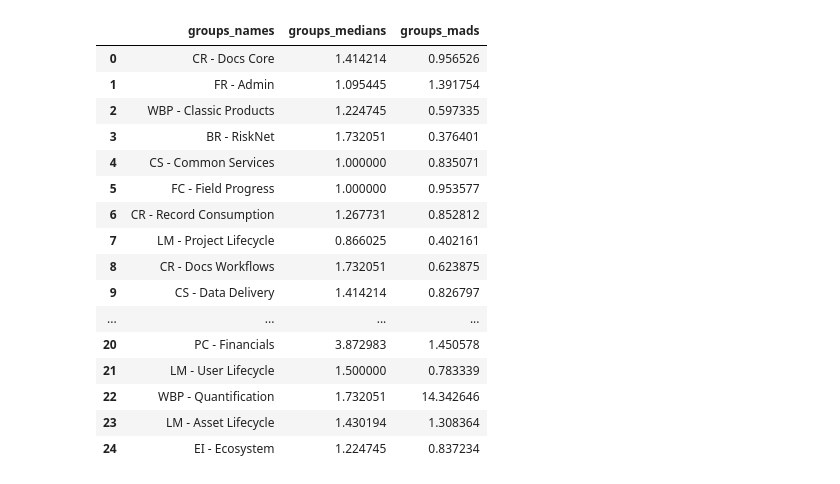
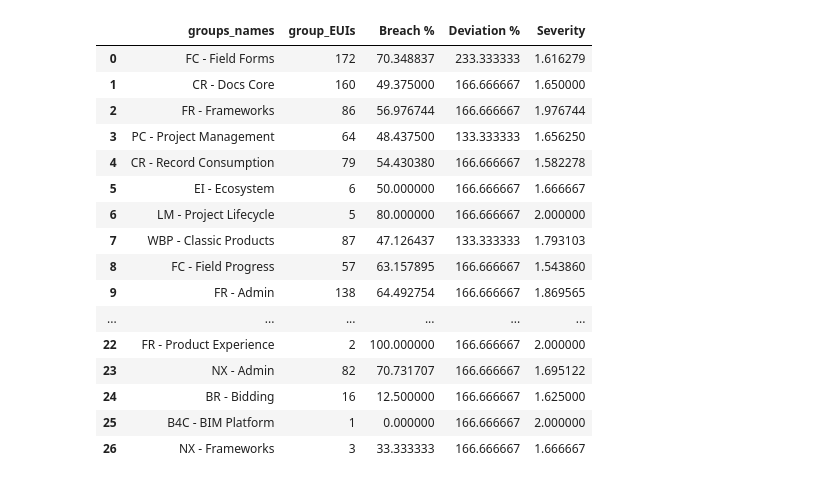
Before and after one commit to Shoham91/Health-Score, a Jupyter notebook: Health Score Project.ipynb, the cells around one changed output. Drawn from its saved outputs; the diff is of its cells as text; code cells hidden in the pictures.

```diff
--- a/Health Score Project.ipynb
+++ b/Health Score Project.ipynb
@@ -24,6 +24,6 @@ EUI_only =  data['EUI_OR_SIB']=='EUI'
 data_EUI = data[EUI_only]
 
 #Extracting relevant variables
-data_analy = data_EUI[["SEVERITY", "GROUP_NAMES","COE_NAMES","RESOLUTION_TIME","HOUR_TO_COMPLETION","ON_TIME"]]
+data_analy = data_EUI[["ISSUE_KEY","RESOLVED_TIMESTAMP","SEVERITY", "GROUP_NAMES_SEPARATED","COE_NAMES_SEPARATED_COPY","RESOLUTION_TIME","HOUR_TO_COMPLETION"]]
 data_analy.describe(include='all')
 # %% [output]
@@ -42,11 +42,8 @@ data_analy.describe(include='all')
 # %%
 #Transforming severity levels into numbers for further calculation
-severity_nums = {"SEVERITY":     {"P1": 1, "P2": 2, "P3" :3 }}
+severity_nums = {"SEVERITY":     {"P1": 3, "P2": 2, "P3" :1 }}
 data_analy = data_analy.replace(severity_nums)
 
-##Calculating Health Score - Dividing the time required for completion by the actual time took for completion and
-#Multiplying it with Severity values. The higher the score - the better the treatment
-data_analy['HOUR_TO_COMPLETION'] = data_analy['HOUR_TO_COMPLETION'].replace(0,1) #Replacing zero with one so to avoid inf values
-data_analy['Health Score'] = (data_analy['RESOLUTION_TIME']/data_analy['HOUR_TO_COMPLETION'])*data_analy['SEVERITY']
-data_analy.head(10)
+data_analy['HOUR_TO_COMPLETION'] = data_analy['HOUR_TO_COMPLETION'].replace(0,1)
+#Replacing zero with one so to avoid inf values
 # %% [output]
@@ -98,8 +61,6 @@ plt.hist(new_HS, 25, range=[0, 20],facecolor='blue', align='mid') #Looks better
-# %%
-data_analy['Health Score']=new_HS
 # %%
 #Removing NA Values
 data_analy = data_analy[data_analy['Health Score'].notna()]
-data_analy = data_analy[data_analy['COE_NAMES'].notna()]
-data_analy = data_analy[data_analy['GROUP_NAMES'].notna()]
+data_analy = data_analy[data_analy['COE_NAMES_SEPARATED_COPY'].notna()]
+data_analy = data_analy[data_analy['GROUP_NAMES_SEPARATED'].notna()]
 # %%
@@ -136,35 +208,58 @@ COE_tot #Here we can see each COE's median and MAD Health Score
 # %%
-#Using a loop to calculate each group's median and MAD Health Score
+#Using a loop to calculate each group's variables
 
-groups_medians=[]
-groups_mads=[]
-groups_names=data_analy['GROUP_NAMES'].unique()
+group_Sev=[]
+group_EUIs=[]
+group_per_breach=[]
+group_hour=[]
+group_hour1=[]
+bb=[]
+k=0
+m=0
+groups_names=data_analy['GROUP_NAMES_SEPARATED'].unique()
 for i in groups_names:
-    x=data_analy.loc[data_analy['GROUP_NAMES'] == i]
-    x
-    groups_medians.append(x['Health Score'].median())
-    groups_mads.append(x['Health Score'].mad())
+    x=data_analy.loc[data_analy['GROUP_NAMES_SEPARATED'] == i]
+    y=len(x)
+    for j in range(0,len(x)):
+        if x.iloc[j,5] >= x.iloc[j,6]:
+            k=k+1
+        else:
+            m=x.iloc[j,6]-x.iloc[j,5]
+            m=((m/(x.iloc[j,5]))*100)
+            group_hour.append(m)
+            if m>=20000:
+                bb.append(x.iloc[j,0])
+    group_EUIs.append(len(x.index))
+    group_per_breach.append(100-((k/y)*100))
+    group_hour1.append(statistics.median(group_hour))
+    group_Sev.append(x.iloc[:,2].mean())
+    k=0
+    m=0
 
 groups_tot=pd.DataFrame(groups_names, columns=['groups_names'])
-groups_tot['groups_medians']=groups_medians
-groups_tot['groups_mads']=groups_mads
+groups_tot['group_EUIs']=group_EUIs
+groups_tot['Breach %']=group_per_breach
+groups_tot['Deviation %']=group_hour1
+groups_tot['Severity']=group_Sev
 
-groups_tot #Here we can see each group's median and MAD Health Score
+
+groups_tot
+#Here we can see each group's different variables
 # %% [output]
-|  | groups_names | groups_medians | groups_mads |
-| 0 | CR - Docs Core | 1.414214 | 0.956526 |
-| 1 | FR - Admin | 1.095445 | 1.391754 |
-| 2 | WBP - Classic Products | 1.224745 | 0.597335 |
-| 3 | BR - RiskNet | 1.732051 | 0.376401 |
-| 4 | CS - Common Services | 1.000000 | 0.835071 |
-| 5 | FC - Field Progress | 1.000000 | 0.953577 |
-| 6 | CR - Record Consumption | 1.267731 | 0.852812 |
-| 7 | LM - Project Lifecycle | 0.866025 | 0.402161 |
-| 8 | CR - Docs Workflows | 1.732051 | 0.623875 |
-| 9 | CS - Data Delivery | 1.414214 | 0.826797 |
-| ... | ... | ... | ... |
-| 20 | PC - Financials | 3.872983 | 1.450578 |
-| 21 | LM - User Lifecycle | 1.500000 | 0.783339 |
-| 22 | WBP - Quantification | 1.732051 | 14.342646 |
-| 23 | LM - Asset Lifecycle | 1.430194 | 1.308364 |
-| 24 | EI - Ecosystem | 1.224745 | 0.837234 |
+|  | groups_names | group_EUIs | Breach % | Deviation % | Severity |
+| 0 | FC - Field Forms | 172 | 70.348837 | 233.333333 | 1.616279 |
+| 1 | CR - Docs Core | 160 | 49.375000 | 166.666667 | 1.650000 |
+| 2 | FR - Frameworks | 86 | 56.976744 | 166.666667 | 1.976744 |
+| 3 | PC - Project Management | 64 | 48.437500 | 133.333333 | 1.656250 |
+| 4 | CR - Record Consumption | 79 | 54.430380 | 166.666667 | 1.582278 |
+| 5 | EI - Ecosystem | 6 | 50.000000 | 166.666667 | 1.666667 |
+| 6 | LM - Project Lifecycle | 5 | 80.000000 | 166.666667 | 2.000000 |
+| 7 | WBP - Classic Products | 87 | 47.126437 | 133.333333 | 1.793103 |
+| 8 | FC - Field Progress | 57 | 63.157895 | 166.666667 | 1.543860 |
+| 9 | FR - Admin | 138 | 64.492754 | 166.666667 | 1.869565 |
+| ... | ... | ... | ... | ... | ... |
+| 22 | FR - Product Experience | 2 | 100.000000 | 166.666667 | 2.000000 |
+| 23 | NX - Admin | 82 | 70.731707 | 166.666667 | 1.695122 |
+| 24 | BR - Bidding | 16 | 12.500000 | 166.666667 | 1.625000 |
+| 25 | B4C - BIM Platform | 1 | 0.000000 | 166.666667 | 2.000000 |
+| 26 | NX - Frameworks | 3 | 33.333333 | 166.666667 | 1.666667 |
```
Also changed, not shown: parts of 17 cells of this notebook.
